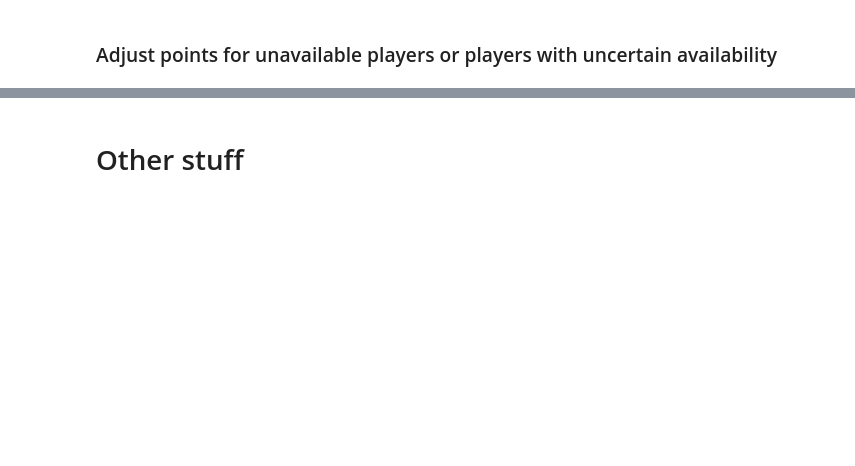
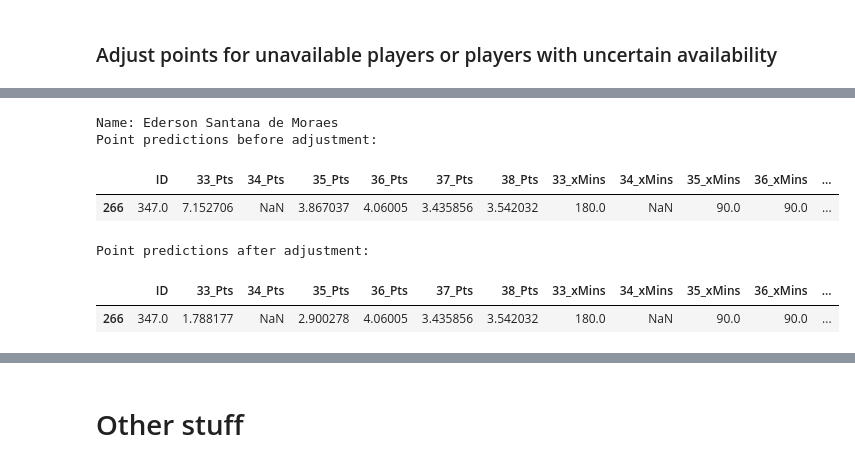
Before and after one commit to jaksticks/Fantasy-Premier-League, a Jupyter notebook: season24_25/notebooks/fplreview_style_projection_data.ipynb, the cells around one changed output, grey strips where cells are left out. Saved outputs shown, nothing was run; the diff lists cells and outputs as text; code cells hidden in the pictures; blank space fills up the shorter version.

Commit message:
update before week 33

```diff
--- a/season24_25/notebooks/fplreview_style_projection_data.ipynb
+++ b/season24_25/notebooks/fplreview_style_projection_data.ipynb
@@ -165 +313,11 @@ display(projections.loc[projections.id==player_id, 'name'].unique())
+# %%
+adjust_points_via_weights(player_id=347, gameweeks=[33,34,35], weights=[0.25,0.5,0.75])
+# %% [output]
+Name: Ederson Santana de Moraes
+Point predictions before adjustment:
+|  | ID | 33_Pts | 34_Pts | 35_Pts | 36_Pts | 37_Pts | 38_Pts | 33_xMins | 34_xMins | 35_xMins | 36_xMins | ... |
+| 266 | 347.0 | 7.152706 | NaN | 3.867037 | 4.06005 | 3.435856 | 3.542032 | 180.0 | NaN | 90.0 | 90.0 | ... |
+Point predictions after adjustment:
+|  | ID | 33_Pts | 34_Pts | 35_Pts | 36_Pts | 37_Pts | 38_Pts | 33_xMins | 34_xMins | 35_xMins | 36_xMins | ... |
+| 266 | 347.0 | 1.788177 | NaN | 2.900278 | 4.06005 | 3.435856 | 3.542032 | 180.0 | NaN | 90.0 | 90.0 | ... |
 # %%
```
Also changed, not shown: parts of 24 cells of this notebook, 8 other files.
